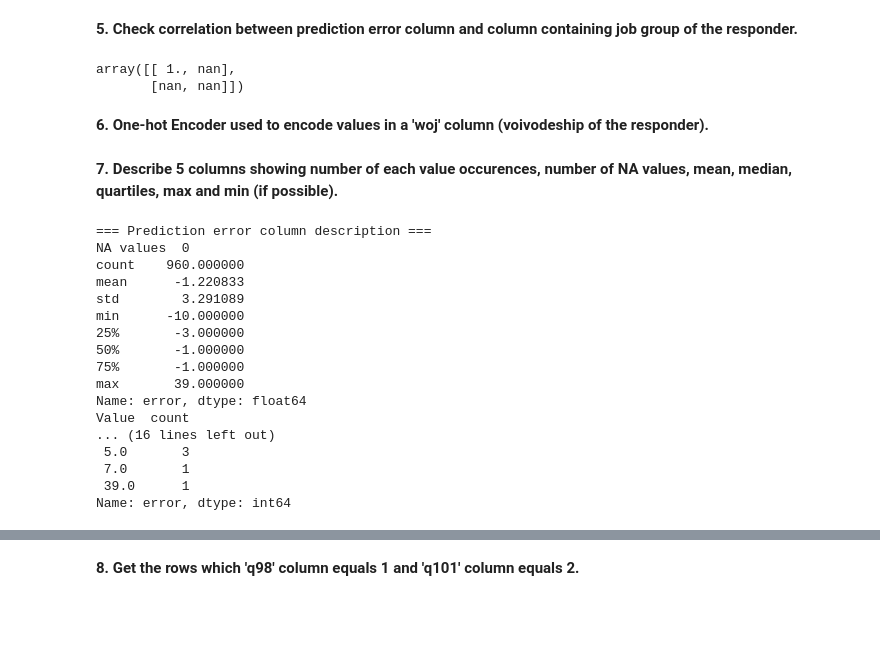
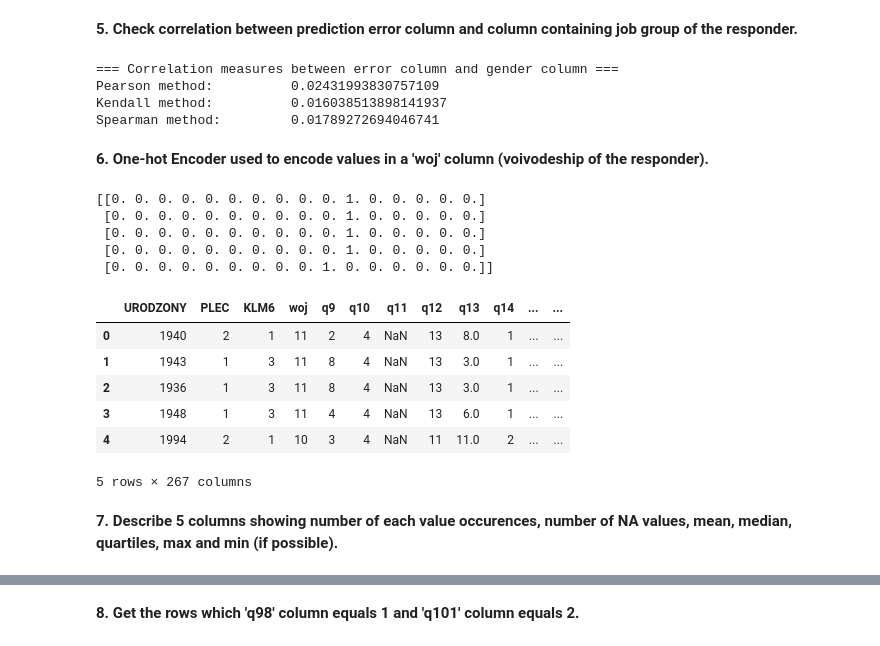
Before and after one commit to Netherwulf/data-science-toolkit, a Jupyter notebook: 07_data_analysis_introduction.ipynb, the cells around one changed output, grey strips where cells are left out. Drawn from its saved outputs; the diff is of its cells as text; code cells hidden in the pictures; blank space fills up the shorter version.

Commit message:
Add one hot encoding and fix correlation function
Add one hot encoding and fix correlation function

```diff
--- a/07_data_analysis_introduction.ipynb
+++ b/07_data_analysis_introduction.ipynb
@@ -90,11 +96,15 @@ Name: q93, dtype: float64
 # TO-DO: do this! (bar charts and many more)
 # %% [markdown]
 <b>5. Check correlation between prediction error column and column containing job group of the responder.</b>
-# %%
-np.corrcoef(df['error'], df['q13'])
-# TO-DO: make the corrcoef function work properly
-# %% [output]
-array([[ 1., nan],
-       [nan, nan]])
+# %%
+print('=== Correlation measures between error column and gender column ===',
+      '\nPearson method: \t {0}'.format(df['error'].corr(df['PLEC'], method='pearson')),
+      '\nKendall method: \t {0}'.format(df['error'].corr(df['PLEC'], method='kendall')),
+      '\nSpearman method: \t {0}'.format(df['error'].corr(df['PLEC'], method='spearman')))
+# %% [output]
+=== Correlation measures between error column and gender column ===
+Pearson method:          0.02431993830757109
+Kendall method:          0.016038513898141937
+Spearman method:         0.01789272694046741
 # %% [markdown]
 <b>6. One-hot Encoder used to encode values in a 'woj' column (voivodeship of the responder).</b>
@@ -103,29 +111,23 @@ array([[ 1., nan],
+# %%
+one_hot_encoder = OneHotEncoder(categories='auto')
+one_hot_encoder.fit(df['woj'].unique().reshape(-1, 1))
+
+one_hot_encoded_voivodeship = one_hot_encoder.transform(df['woj'].to_numpy().reshape(-1, 1)).toarray()
+
+print(one_hot_encoded_voivodeship[: 5])
+df.head()
+# %% [output]
+[[0. 0. 0. 0. 0. 0. 0. 0. 0. 0. 1. 0. 0. 0. 0. 0.]
+ [0. 0. 0. 0. 0. 0. 0. 0. 0. 0. 1. 0. 0. 0. 0. 0.]
+ [0. 0. 0. 0. 0. 0. 0. 0. 0. 0. 1. 0. 0. 0. 0. 0.]
+ [0. 0. 0. 0. 0. 0. 0. 0. 0. 0. 1. 0. 0. 0. 0. 0.]
+ [0. 0. 0. 0. 0. 0. 0. 0. 0. 1. 0. 0. 0. 0. 0. 0.]]
+|  | URODZONY | PLEC | KLM6 | woj | q9 | q10 | q11 | q12 | q13 | q14 | ... | ... |
+| 0 | 1940 | 2 | 1 | 11 | 2 | 4 | NaN | 13 | 8.0 | 1 | ... | ... |
+| 1 | 1943 | 1 | 3 | 11 | 8 | 4 | NaN | 13 | 3.0 | 1 | ... | ... |
+| 2 | 1936 | 1 | 3 | 11 | 8 | 4 | NaN | 13 | 3.0 | 1 | ... | ... |
+| 3 | 1948 | 1 | 3 | 11 | 4 | 4 | NaN | 13 | 6.0 | 1 | ... | ... |
+| 4 | 1994 | 2 | 1 | 10 | 3 | 4 | NaN | 11 | 11.0 | 2 | ... | ... |
+5 rows × 267 columns
 # %% [markdown]
 <b>7. Describe 5 columns showing number of each value occurences, number of NA values, mean, median, quartiles, max and min (if possible).</b>
-# %%
-def describe_column(column):
-    print('=== Prediction error column description ===',
-          '\nNA values  {0}'.format(column.isna().sum()),
-          '\n{0}'.format(column.describe()),
-          '\nValue  count\n{0}'.format(column.value_counts()))
-
-describe_column(df['error'])
-# TO-DO: do 4 more columns and think about other method of description
-# %% [output]
-=== Prediction error column description ===
-NA values  0
-count    960.000000
-mean      -1.220833
-std        3.291089
-min      -10.000000
-25%       -3.000000
-50%       -1.000000
-75%       -1.000000
-max       39.000000
-Name: error, dtype: float64
-Value  count
-... (16 lines left out)
- 5.0       3
- 7.0       1
- 39.0      1
-Name: error, dtype: int64
```
Also changed, not shown: parts of 6 cells of this notebook.
